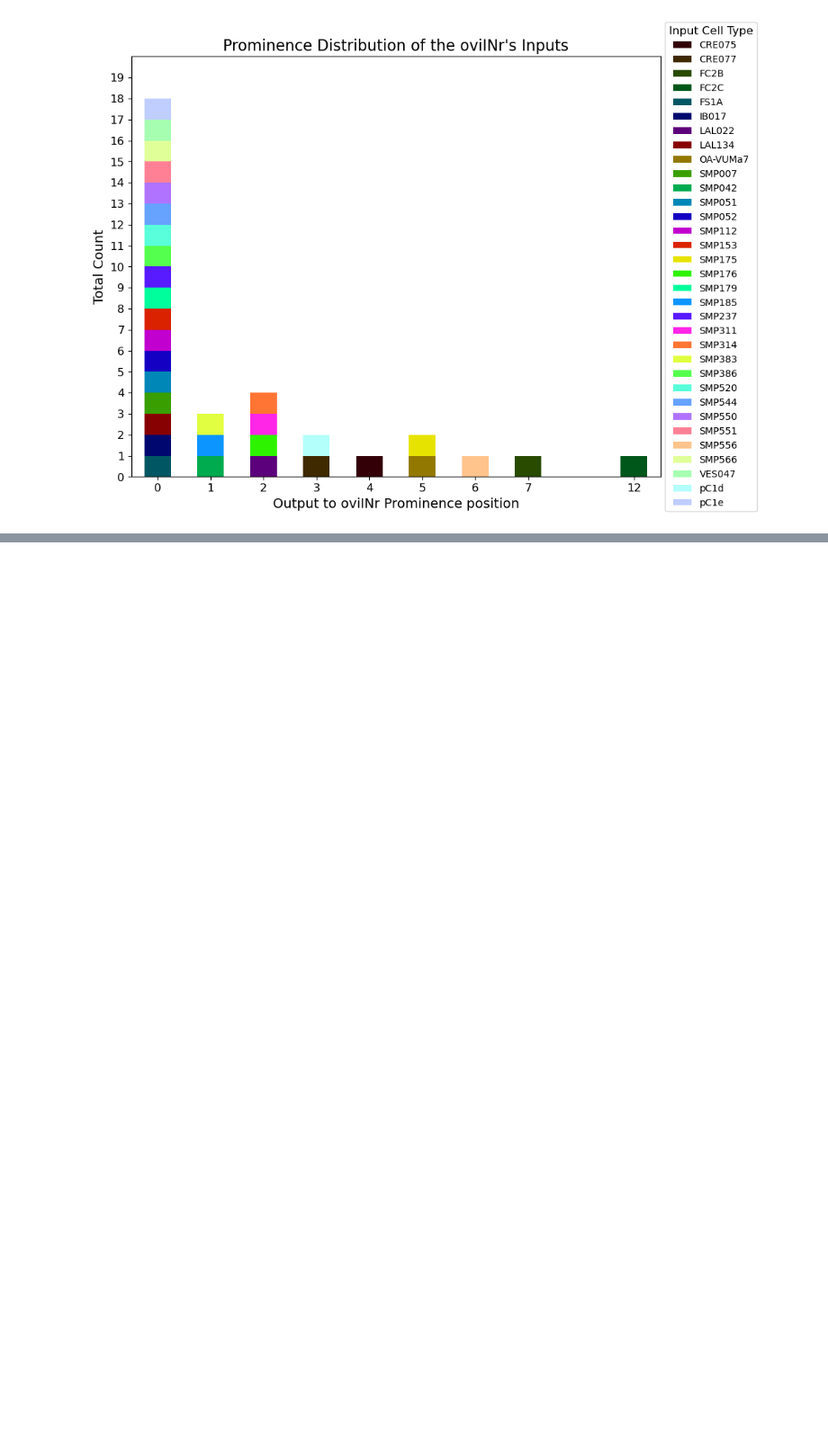
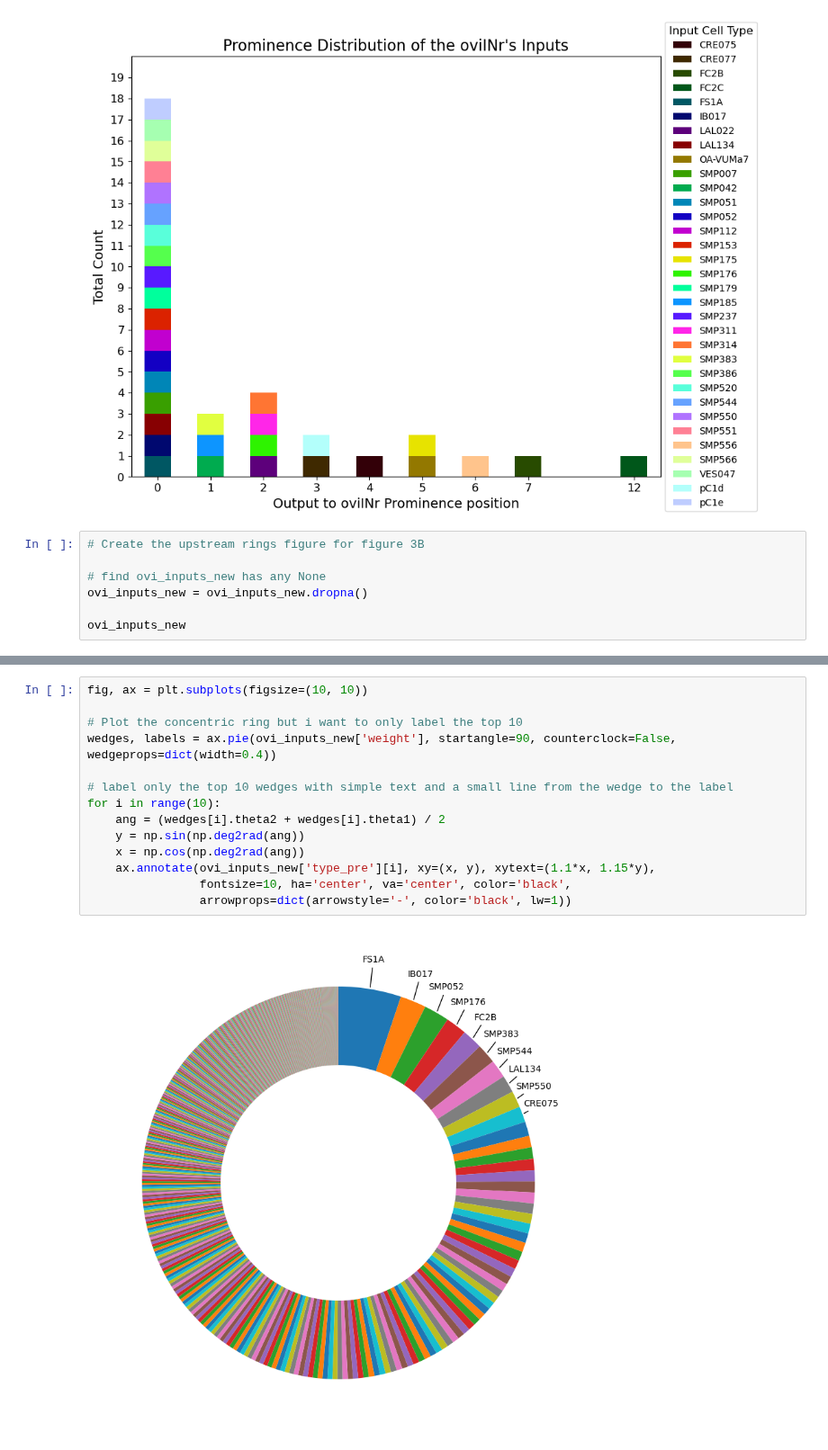
Before and after one commit to RhessaWL/flybrain-clustering, a Jupyter notebook: oviIN_prominencefig.ipynb, the cells around one changed output, grey strips where cells are left out. Shown at 90% size. Cells and saved outputs as stored; diff of their text form; blank space fills up the shorter version.

```diff
--- a/oviIN_prominencefig.ipynb
+++ b/oviIN_prominencefig.ipynb
@@ -201,3 +322,10 @@ plt.ylim(0, 20)
 # %% [output]
 (0.0, 20.0)
 [figure]
+# %%
+# Create the upstream rings figure for figure 3B
+
+# find ovi_inputs_new has any None
+ovi_inputs_new = ovi_inputs_new.dropna()
+
+ovi_inputs_new
@@ -203,0 +346,16 @@ plt.ylim(0, 20)
+# %%
+fig, ax = plt.subplots(figsize=(10, 10))
+
+# Plot the concentric ring but i want to only label the top 10
+wedges, labels = ax.pie(ovi_inputs_new['weight'], startangle=90, counterclock=False, wedgeprops=dict(width=0.4))
+
+# label only the top 10 wedges with simple text and a small line from the wedge to the label
+for i in range(10):
+    ang = (wedges[i].theta2 + wedges[i].theta1) / 2
+    y = np.sin(np.deg2rad(ang))
+    x = np.cos(np.deg2rad(ang))
+    ax.annotate(ovi_inputs_new['type_pre'][i], xy=(x, y), xytext=(1.1*x, 1.15*y),
+                fontsize=10, ha='center', va='center', color='black',
+                arrowprops=dict(arrowstyle='-', color='black', lw=1))
+# %% [output]
+[figure, added]
```
Also changed, not shown: parts of 13 cells of this notebook, 3 other files.
